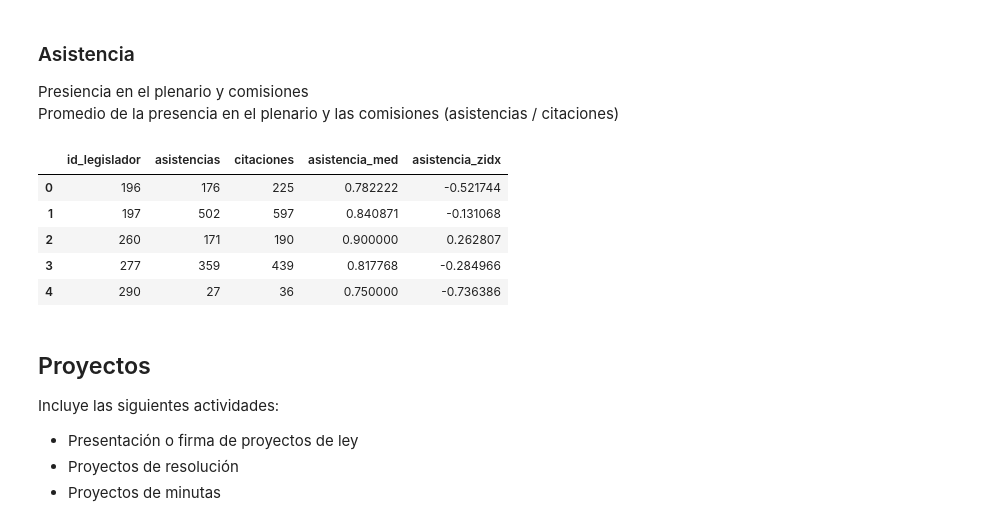
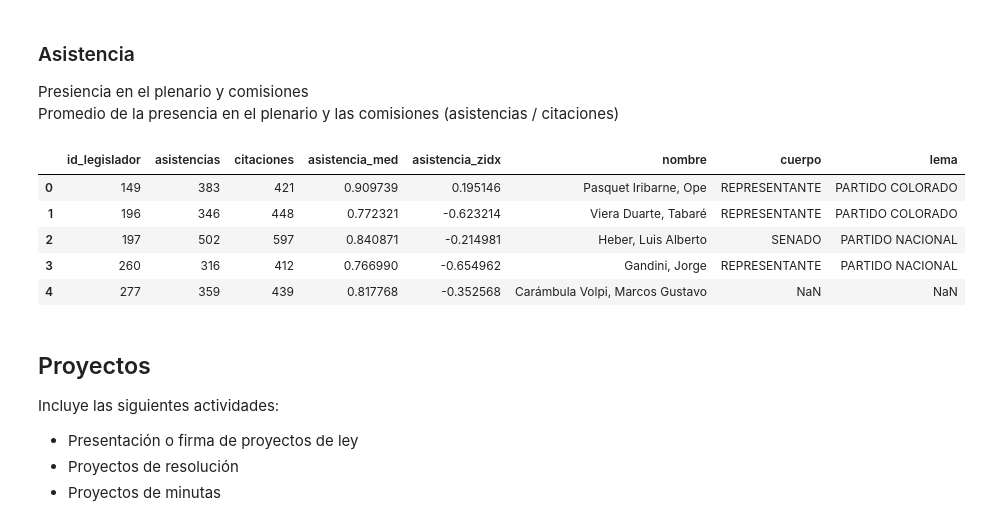
Before and after one commit to jbochard/parlamento_uy, a Jupyter notebook: parlamento.ipynb, the cells around one changed output. Cells and saved outputs as stored; diff of their text form; code cells hidden in the pictures.

```diff
--- a/parlamento.ipynb
+++ b/parlamento.ipynb
@@ -8,3 +8,6 @@ pd.set_option('display.max_columns', None)
 pd.set_option('display.max_rows', None)
 
 legislatura = 'Legislatura XLVIII'
+
+legisladores_df = pd.read_csv('data/%s/legisladores.csv' % legislatura)
+legisladores_df.head()
@@ -17,23 +27,24 @@ Promedio de la presencia en el plenario y las comisiones (asistencias / citacion
 # %%
 asistencia_plenario_df = pd.read_csv('data/%s/asistencia_plenario.csv' % legislatura)
 asistencia_comision_df = pd.read_csv('data/%s/asistencia_comisiones.csv' % legislatura)
 asistencia_df = pd.concat([asistencia_plenario_df[['id_legislador', 'asistencias', 'citaciones']], asistencia_comision_df[['id_legislador', 'asistencias', 'citaciones']]])
 asistencia_df = asistencia_df.groupby('id_legislador').sum()
 
 # Cálculo de z-score de asistencias
 asistencia_df.loc[:,'asistencia_med'] = asistencia_df.apply(lambda x : x['asistencias'] * 1.0 / x['citaciones'], axis=1)
 asistencia_media = asistencia_df['asistencia_med'].mean()
 asistencia_std = asistencia_df['asistencia_med'].std()
 asistencia_df.loc[:,'asistencia_zidx'] = asistencia_df.apply(lambda x : (x['asistencia_med'] * 1.0 - asistencia_media) / asistencia_std, axis=1)
 asistencia_df.reset_index(inplace=True)
+asistencia_df = asistencia_df.merge(legisladores_df[['id_legislador', 'nombre', 'cuerpo', 'lema']], on='id_legislador')
 asistencia_df.head()
 # %% [output]
-|  | id_legislador | asistencias | citaciones | asistencia_med | asistencia_zidx |
-| 0 | 196 | 176 | 225 | 0.782222 | -0.521744 |
-| 1 | 197 | 502 | 597 | 0.840871 | -0.131068 |
-| 2 | 260 | 171 | 190 | 0.900000 | 0.262807 |
-| 3 | 277 | 359 | 439 | 0.817768 | -0.284966 |
-| 4 | 290 | 27 | 36 | 0.750000 | -0.736386 |
+|  | id_legislador | asistencias | citaciones | asistencia_med | asistencia_zidx | nombre | cuerpo | lema |
+| 0 | 149 | 383 | 421 | 0.909739 | 0.195146 | Pasquet Iribarne, Ope | REPRESENTANTE | PARTIDO COLORADO |
+| 1 | 196 | 346 | 448 | 0.772321 | -0.623214 | Viera Duarte, Tabaré | REPRESENTANTE | PARTIDO COLORADO |
+| 2 | 197 | 502 | 597 | 0.840871 | -0.214981 | Heber, Luis Alberto | SENADO | PARTIDO NACIONAL |
+| 3 | 260 | 316 | 412 | 0.766990 | -0.654962 | Gandini, Jorge | REPRESENTANTE | PARTIDO NACIONAL |
+| 4 | 277 | 359 | 439 | 0.817768 | -0.352568 | Carámbula Volpi, Marcos Gustavo | NaN | NaN |
 # %% [markdown]
 ## Proyectos
 Incluye las siguientes actividades:
```
Also changed, not shown: parts of 11 cells of this notebook, 32 other files.
